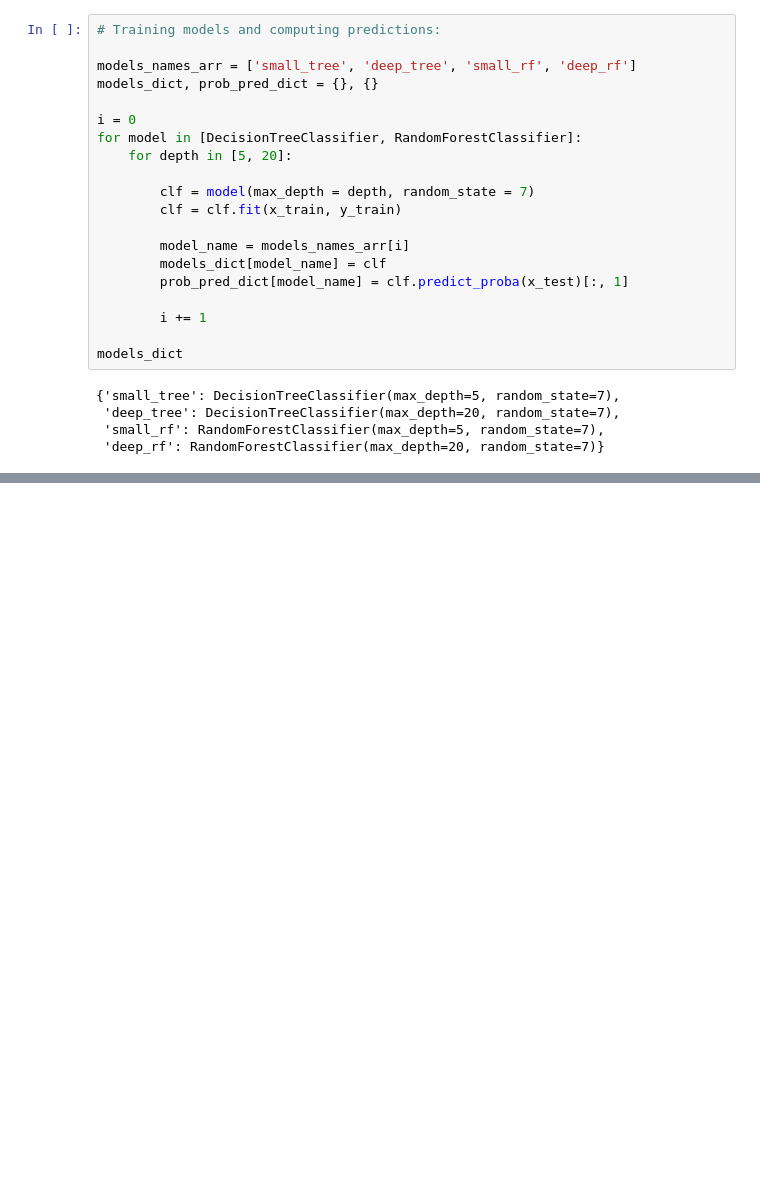
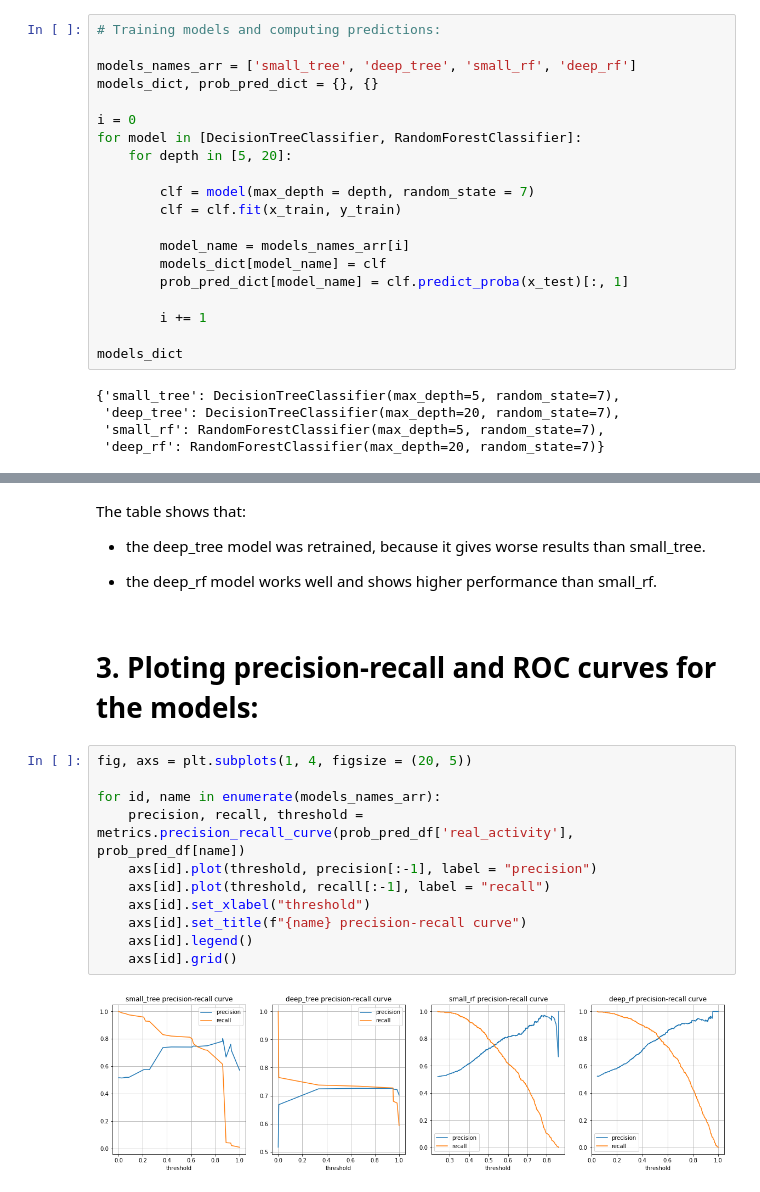
Before and after one commit to belpablo/Machine_Learning_Tecnologies_2022, a Jupyter notebook: Task_1/Belenko_Pavel_J41325c_MLT_2022_Task_1.ipynb, the cells around one changed output, grey strips where cells are left out. Cells and saved outputs as stored; diff of their text form; blank space fills up the shorter version.

```diff
--- a/Task_1/Belenko_Pavel_J41325c_MLT_2022_Task_1.ipynb
+++ b/Task_1/Belenko_Pavel_J41325c_MLT_2022_Task_1.ipynb
@@ -134,0 +135,21 @@ sns.heatmap(df_metrics, cmap="Greens", annot=True);
+# %% [markdown]
+The table shows that:
+
+- the deep_tree model was retrained, because it gives worse results than small_tree.
+
+- the deep_rf model works well and shows higher performance than small_rf.
+# %% [markdown]
+# 3. Ploting precision-recall and ROC curves for the models:
+# %%
+fig, axs = plt.subplots(1, 4, figsize = (20, 5))
+
+for id, name in enumerate(models_names_arr):
+    precision, recall, threshold = metrics.precision_recall_curve(prob_pred_df['real_activity'],  prob_pred_df[name])
+    axs[id].plot(threshold, precision[:-1], label = "precision")
+    axs[id].plot(threshold, recall[:-1], label = "recall")
+    axs[id].set_xlabel("threshold")
+    axs[id].set_title(f"{name} precision-recall curve")
+    axs[id].legend()
+    axs[id].grid()
+# %% [output]
+[figure, added]
```
Also changed, not shown: parts of 8 cells of this notebook, 1 other file.
